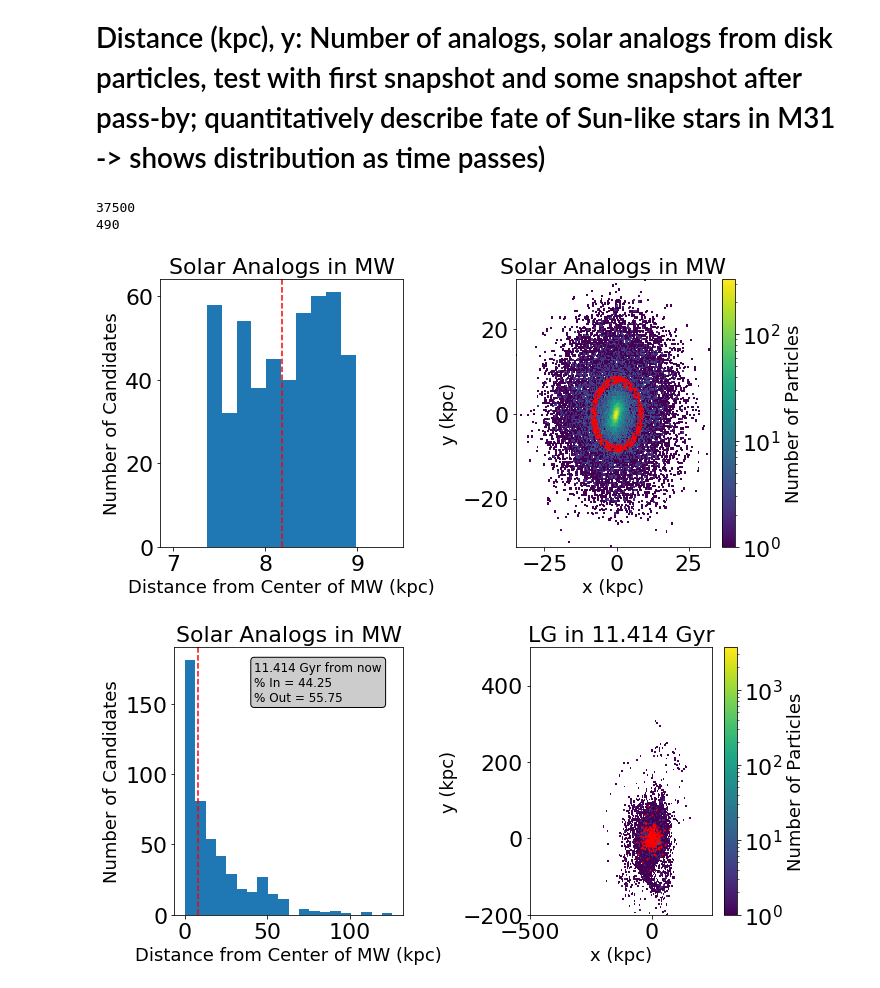
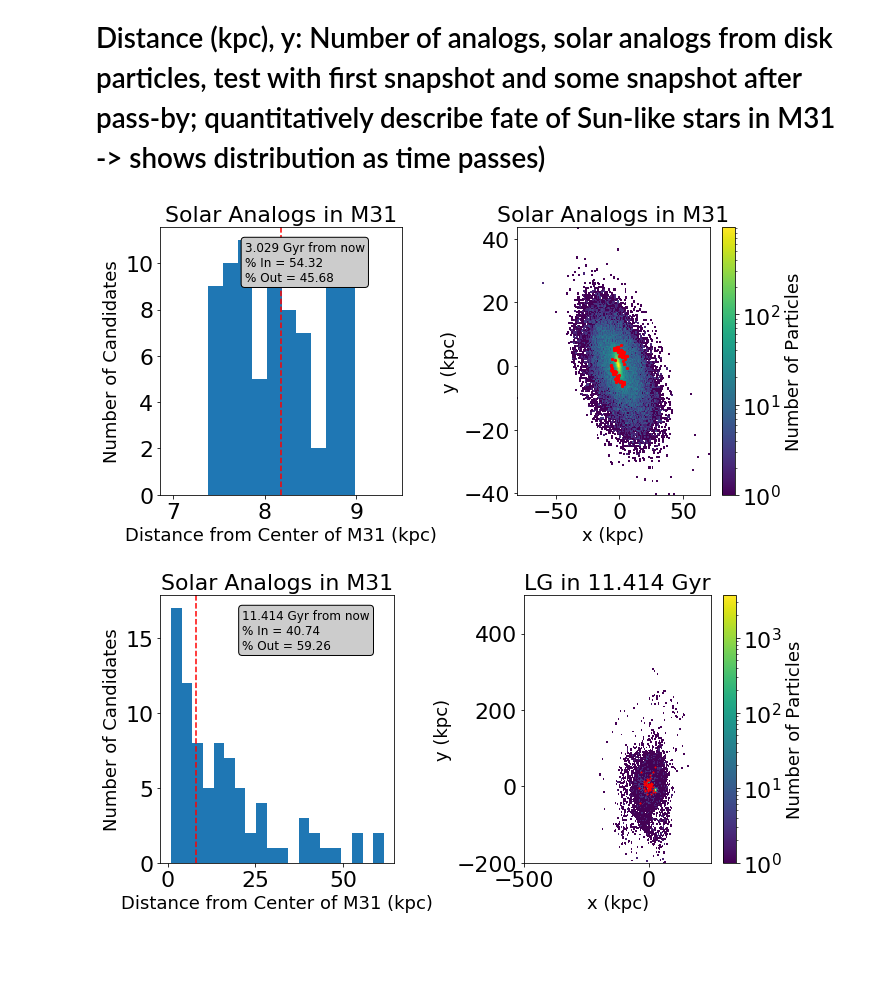
Before and after one commit to jlilly364/400B_Lilly, a Jupyter notebook: Research Assignments/5/SolarCandidateDistribution.ipynb, the cells around one changed output. Saved outputs shown, nothing was run; the diff lists cells and outputs as text; code cells hidden in the pictures; blank space fills up the shorter version.

Commit message:
Adjusted criteria for selecting solar analogs in initalizing function of 'Fate' class

```diff
--- a/Research Assignments/5/SolarCandidateDistribution.ipynb
+++ b/Research Assignments/5/SolarCandidateDistribution.ipynb
@@ -83,19 +83,34 @@ class Fate:
     # Function to identify solar analogs
     # Should be run only called once at end of code --> candidates will have same indices throughout simulation
     def FirstLook(self):
+        # Extract relative separation and velocity of MW and M31 throughout simulation
+        time, MW_M31_diffP, MW_M31_diffV = VectorDiff(self.dataMWCOM,self.dataM31COM)
+
         # Create subplots
         fig, (ax1, ax2) = plt.subplots(1, 2,figsize=(10,5))
+
+        # Identify solar analogs
+        r_analogs = self.R[self.candidates]
 
         # Plot histogram of candidate distances from center of galaxy
         # Overplot vertical lineof current position of Sun in the MW (from GRAVITY collaboration)
         ax1.axvline(x=self.r,color='red',linestyle='dashed')
-        ax1.hist(self.R[self.candidates])
+        ax1.hist(r_analogs)
 
         # Add axis labels and title to first subplot
         ax1.set_title('Solar Analogs in {0}'.format(self.galaxy), fontsize=22)
         ax1.set_xlabel('Distance from Center of {} (kpc)'.format(self.galaxy), fontsize=18)
         ax1.set_ylabel('Number of Candidates', fontsize=18)
         ax1.set_xlim(.9*self.r-.5,1.1*self.r+.5)
+
+        partIn = len(r_analogs[r_analogs<self.r])
+        partOut = len(r_analogs[r_analogs>self.r])
+        PercentIn = np.around((partIn/len(r_analogs))*100,2)
+        PercentOut = np.around((partOut/len(r_analogs))*100,2)
+
+        stats = ('{0} Gyr from now'+'\n'+'% In = {1}'+'\n'+'% Out = {2}').format(time[212],PercentIn,PercentOut)
+
+        ax1.annotate(stats,xy=(.35,.8),xycoords='axes fraction',bbox=dict(boxstyle="round",fc="0.8"),fontsize = 12)
 
         # Plot all disk particles
         h = ax2.hist2d(self.xD_1,self.yD_1,bins=200,norm=LogNorm(),cmap='viridis')
@@ -105,7 +120,7 @@ class Fate:
         cbar.ax.set_ylabel('Number of Particles', fontsize=18)
 
         # Highlight solar analogs within disk
-        ax2.scatter(self.xD_1[self.candidates],self.yD_1[self.candidates],color='red',s=1)
+        ax2.scatter(self.xD_1[self.candidates],self.yD_1[self.candidates],color='red',s=5)
 
         # Add axs labels and title to second subplot
         ax2.set_title('Solar Analogs in {0}'.format(self.galaxy), fontsize=22)
@@ -121,7 +136,7 @@ class Fate:
         plt.tight_layout()
 
         # Save plot of initial solar analogs (uncomment when need to change)
-        #plt.savefig("C:/Users/Jimmy/400B_Lilly/Research Assignments/5/M31_candidates.png")
+        plt.savefig("C:/Users/Jimmy/400B_Lilly/Research Assignments/5/M31_candidates.png")
 
     # Plot later visualizations of solar candidates
     def Tracking(self,start,end,increment):
@@ -189,15 +204,13 @@ class Fate:
 
             # Define distance of disk particles from center of galaxy of interest
             R = np.sqrt(x**2+y**2+z**2)
-            print(len(R))
             r_analogs = R[self.candidates]
-            print(len(r_analogs))
 
             # Calculate percentage of Sun-like stars in M31 that are beyond and within the current Sun distance
-            partIn = R[np.where(R<self.r)]
-            partOut = R[np.where(R>self.r)]
-            PercentIn = np.around((len(partIn)/len(R))*100,2)
-            PercentOut = np.around((len(partOut)/len(R))*100,2)
+            partIn = len(r_analogs[r_analogs<self.r])
+            partOut = len(r_analogs[r_analogs>self.r])
+            PercentIn = np.around((partIn/len(r_analogs))*100,2)
+            PercentOut = np.around((partOut/len(r_analogs))*100,2)
             stats = ('{0} Gyr from now'+'\n'+'% In = {1}'+'\n'+'% Out = {2}').format(time[snap_id],PercentIn,PercentOut)
 
             # Create subplots
@@ -206,7 +219,7 @@ class Fate:
             # Plot histogram of candidate distances from center of galaxy
             # Overplot vertical lineof current position of Sun in the MW (from GRAVITY collaboration)
             ax1.axvline(x=self.r,color='red',linestyle='dashed')
-            ax1.hist(R[self.candidates],bins=20)
+            ax1.hist(r_analogs,bins=20)
 
             # Add axes labels and titles to first subplot
             ax1.set_title('Solar Analogs in {0}'.format(self.galaxy), fontsize=22)
@@ -244,13 +257,12 @@ class Fate:
             plt.tight_layout()
 
             # Save image to a file
+            plt.savefig('C:/Users/Jimmy/400B_Lilly/Research Assignments/5/Merger_{0}_{1}.png'.format(self.galaxy,ilbl), rasterized=True, dpi=100)
             #plt.savefig('C:/Users/Jimmy/Downloads/Simulation4/{0}/Simulation4_{0}_{1}.png'.format(self.galaxy,ilbl), rasterized=True, dpi=100)
 # %%
-M31 = Fate('MW')
+M31 = Fate('M31')
 M31.FirstLook()
 M31.Tracking(799,800,1)
 # %% [output]
-37500
-490
-[figure, old version]
+[figure, new version]
-[figure, old version]
+[figure, new version]
```
Also changed, not shown: 2 other files.
